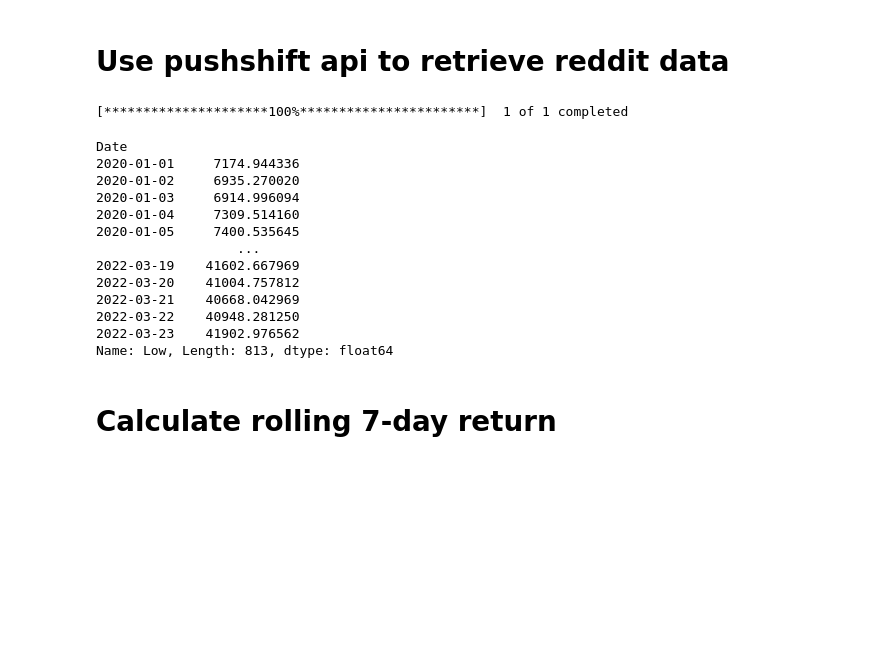
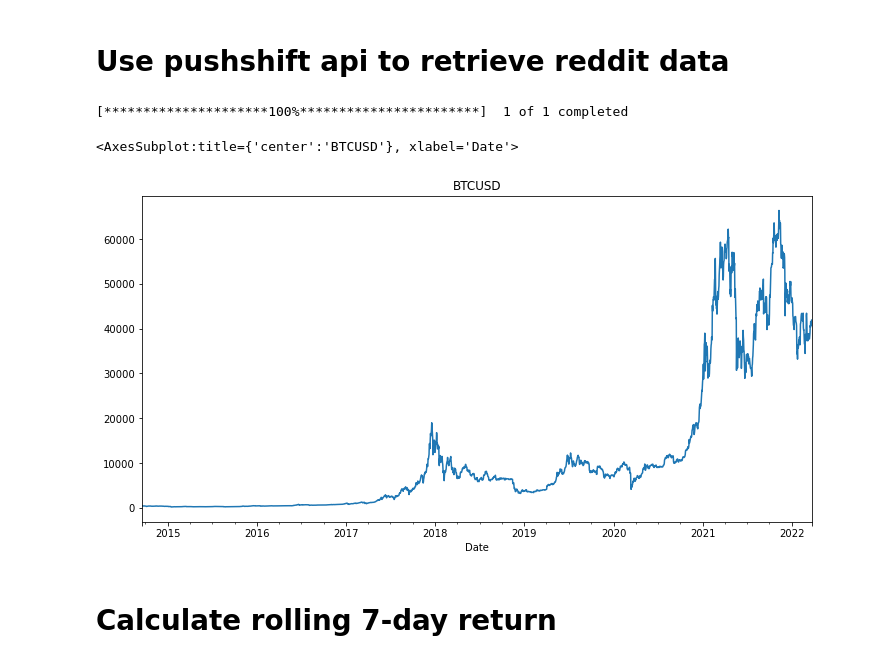
Before and after one commit to kmavyrle/CryptoAlgoTrading-with-NLP, a Jupyter notebook: Model.ipynb, the cells around one changed output. Cells and saved outputs as stored; diff of their text form; code cells hidden in the pictures; blank space fills up the shorter version.

```diff
--- a/Model.ipynb
+++ b/Model.ipynb
@@ -67,24 +67,13 @@ def multiple_data_call(lookback_period:int,
 # %%
 tickerlist = ['BTC-USD']
 df = yf.download(tickerlist, period = '1d', start = '2007-01-01',end = pd.Timestamp.today())
 columns = df.columns
-df = df.iloc[:,2]['2020':]
-df
+df = df.iloc[:,2]['2007':]
+df.plot(figsize = (12,6),title = 'BTCUSD')
 # %% [output]
 [*********************100%***********************]  1 of 1 completed
-Date
-2020-01-01     7174.944336
-2020-01-02     6935.270020
-2020-01-03     6914.996094
-2020-01-04     7309.514160
-2020-01-05     7400.535645
-                  ...
-2022-03-19    41602.667969
-2022-03-20    41004.757812
-2022-03-21    40668.042969
-2022-03-22    40948.281250
-2022-03-23    41902.976562
-Name: Low, Length: 813, dtype: float64
+<AxesSubplot:title={'center':'BTCUSD'}, xlabel='Date'>
+[figure, added]
 # %% [markdown]
 # Calculate rolling 7-day return
 # %%
```
